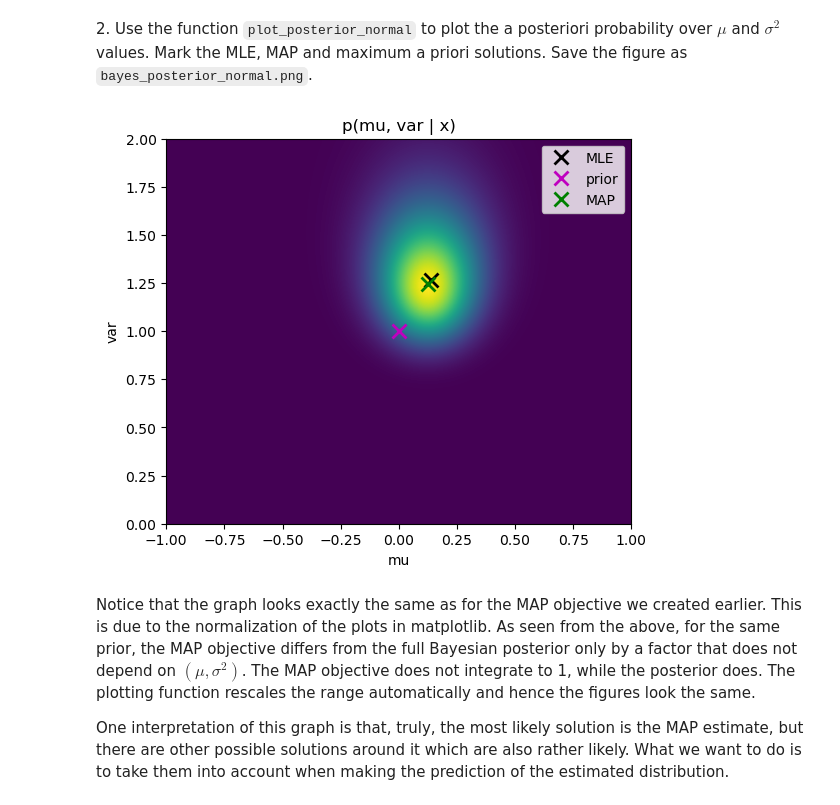
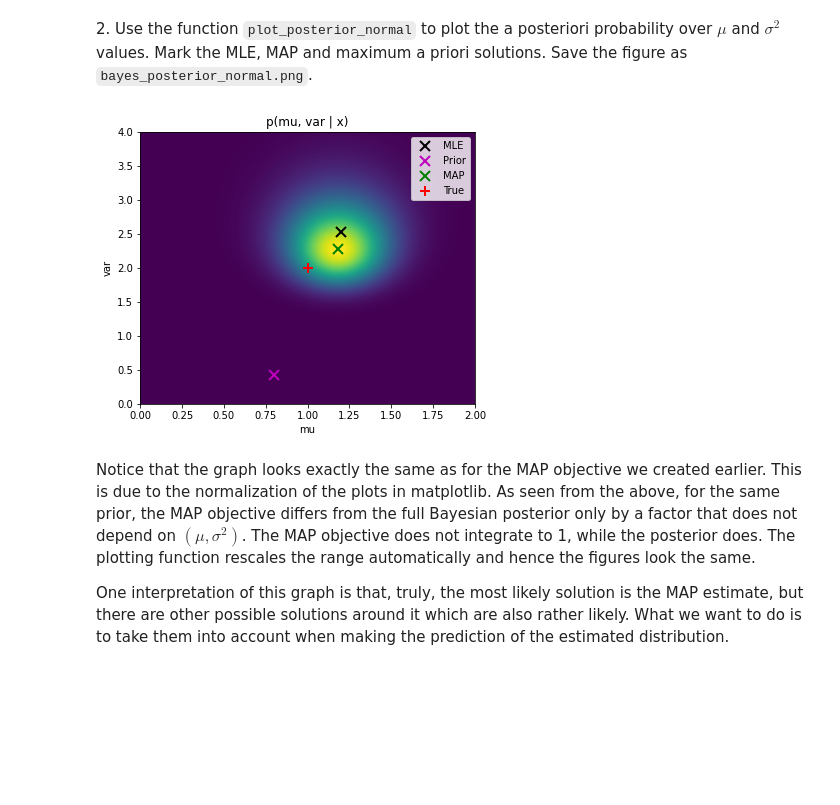
Before and after one commit to dinhtrongtrinh/RPZ, a Jupyter notebook: assignment_mle_map_bayes/mle_map_bayes.ipynb, the cells around one changed output. Saved outputs shown, nothing was run; the diff lists cells and outputs as text; code cells hidden in the pictures; blank space fills up the shorter version.

```diff
--- a/assignment_mle_map_bayes/mle_map_bayes.ipynb
+++ b/assignment_mle_map_bayes/mle_map_bayes.ipynb
@@ -246,11 +256,11 @@ Notice that for a single data sample $X = \{x_1\}$ we do not plot the MLE soluti
 #   - plot the MAP objective with the estimates and prior indicated,
 #   - plot also the estimated distributions for each dataset size.
 
-mu_min = -1
-mu_max = 1.5
+span_x = sigma_true * 5 / (5**0.5)  # kind of confidence interval
+mu_min = min(mu_true - span_x, mu_mle_part)
+mu_max = max(mu_true + span_x, mu_mle_part)
 var_min = 0
-var_max = 2
-
+var_max = sigma_true**2*2
 
 fig, axes = plt.subplots(2, 3, sharey='row', figsize=(10, 7))
 for (plot_pos, num) in zip((0, 1, 2), (1, 5, 50)):
@@ -265,6 +275,7 @@ for (plot_pos, num) in zip((0, 1, 2), (1, 5, 50)):
         plt.plot([mu_mle_part], [var_mle_part], 'kx', markeredgewidth=2, markersize=10, label='MLE')
     plt.plot([mu_prior], [var_prior], 'mx', markeredgewidth=2, markersize=10, label='prior')
     plt.plot([mu_map_part], [var_map_part], 'gx', markeredgewidth=2, markersize=10, label='MAP')
+    plt.plot([mu_true], [var_true], 'r+', markeredgewidth=2, markersize=10, label='True')
     plt.xlabel('mu')
     plt.ylabel('var')
     plt.legend()
@@ -329,19 +340,25 @@ testing.assert_almost_equal(NIG_params, (0.5120481927710843, 8.3, 1.9, 2.1043975
 # %%
 # plot the posterior probability and mark the MLE, MAP and maximum prior solutions
 
 # assumes the same data and parameters as for MAP estimate
 # assumes the MLE and MAP estimates are already computed
 
-plot_margin = 1
+span_x = sigma_true * 5 / (num_samples**0.5)  # kind of confidence interval
+mu_min = min(mu_true - span_x, mu_mle_part)
+mu_max = max(mu_true + span_x, mu_mle_part)
+var_min = 0
+var_max = sigma_true**2*2
+
 plt.figure(figsize=(6, 5))
-prior_grid = plot_posterior_normal(x, mu0, nu, alpha, beta, mu0 - plot_margin, mu0 + plot_margin, 0, 2)
-plt.plot([mu_mle], [var_mle], 'kx', markeredgewidth=2, markersize=10)
-plt.plot([mu_prior], [var_prior], 'mx', markeredgewidth=2, markersize=10)
-plt.plot([mu_map], [var_map], 'gx', markeredgewidth=2, markersize=10)
-plt.legend(['MLE', 'prior', 'MAP'])
+prior_grid = plot_posterior_normal(x, mu0, nu, alpha, beta, mu_min, mu_max, var_min, var_max)
+plt.plot([mu_mle], [var_mle], 'kx', markeredgewidth=2, markersize=10, label = 'MLE')
+plt.plot([mu_prior], [var_prior], 'mx', markeredgewidth=2, markersize=10, label= 'Prior')
+plt.plot([mu_map], [var_map], 'gx', markeredgewidth=2, markersize=10, label = 'MAP')
+plt.plot([mu_true], [var_true], 'r+', markeredgewidth=2, markersize=10, label='True')
+plt.legend()
 plt.savefig('bayes_posterior_normal.png')
 # %% [output]
-[figure, old version]
+[figure, new version]
 # %% [markdown]
 Notice that the graph looks exactly the same as for the MAP objective we created earlier. This is due to the normalization of the plots in matplotlib. As seen from the above, for the same prior, the MAP objective differs from the full Bayesian posterior only by a factor that does not depend on $(\mu, \sigma^2)$. The MAP objective does not integrate to 1, while the posterior does. The plotting function rescales the range automatically and hence the figures look the same.
 
```
Also changed, not shown: parts of 17 cells of this notebook, 2 other files.
